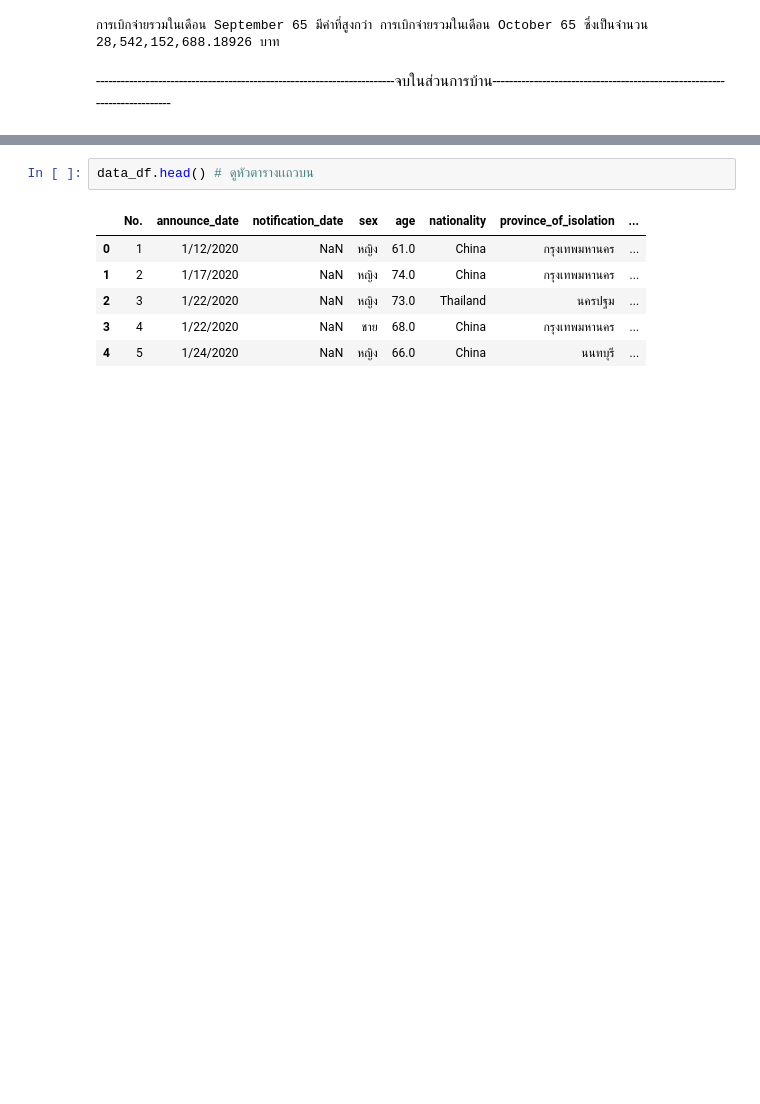
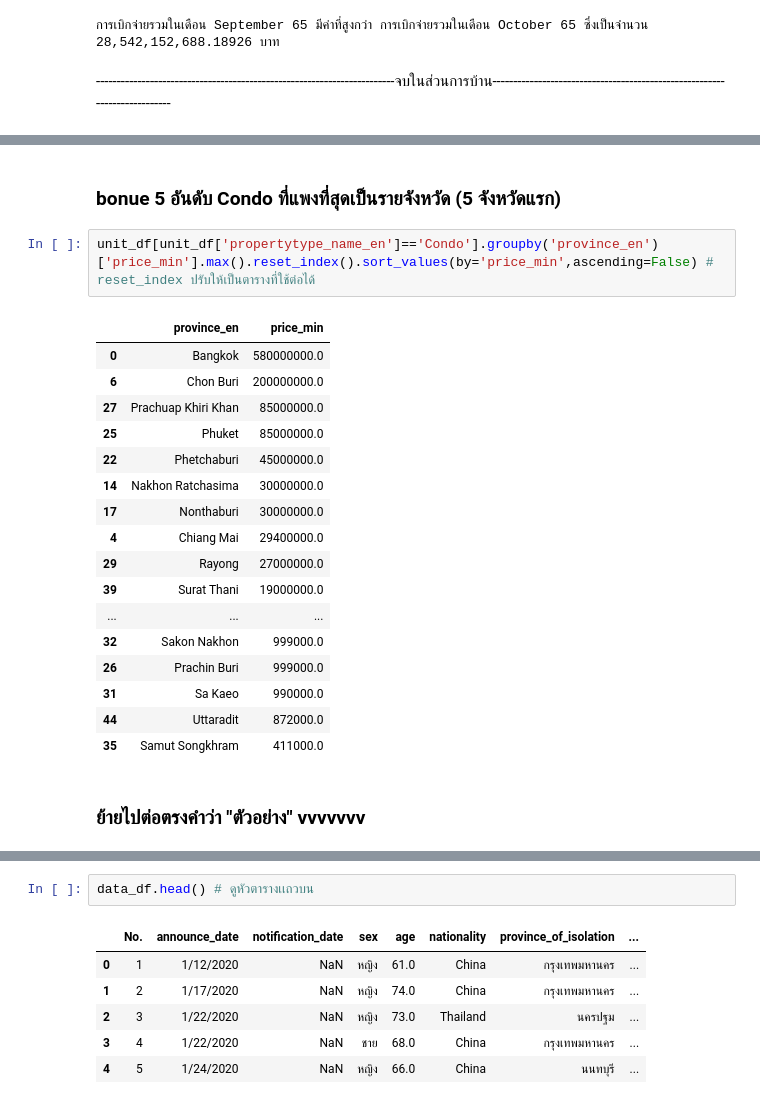
Before and after one commit to JirawatTa/python_dataviz2023, a Jupyter notebook: Pandas102.ipynb, the cells around one changed output, grey strips where cells are left out. Saved outputs shown, nothing was run; the diff lists cells and outputs as text; blank space fills up the shorter version.

```diff
--- a/Pandas102.ipynb
+++ b/Pandas102.ipynb
@@ -162,3 +308,27 @@ compareexpenses(total_spending_sep,total_spending_oct)
+# %% [markdown]
+### bonue 5 อันดับ Condo ที่แพงที่สุดเป็นรายจังหวัด (5 จังหวัดแรก)
+# %%
+unit_df[unit_df['propertytype_name_en']=='Condo'].groupby('province_en')['price_min'].max().reset_index().sort_values(by='price_min',ascending=False) # reset_index ปรับให้เป็นตารางที่ใช้ต่อได้
+# %% [output]
+|  | province_en | price_min |
+| 0 | Bangkok | 580000000.0 |
+| 6 | Chon Buri | 200000000.0 |
+| 27 | Prachuap Khiri Khan | 85000000.0 |
+| 25 | Phuket | 85000000.0 |
+| 22 | Phetchaburi | 45000000.0 |
+| 14 | Nakhon Ratchasima | 30000000.0 |
+| 17 | Nonthaburi | 30000000.0 |
+| 4 | Chiang Mai | 29400000.0 |
+| 29 | Rayong | 27000000.0 |
+| 39 | Surat Thani | 19000000.0 |
+| ... | ... | ... |
+| 32 | Sakon Nakhon | 999000.0 |
+| 26 | Prachin Buri | 999000.0 |
+| 31 | Sa Kaeo | 990000.0 |
+| 44 | Uttaradit | 872000.0 |
+| 35 | Samut Songkhram | 411000.0 |
+# %% [markdown]
+### ย้ายไปต่อตรงคำว่า "ตัวอย่าง" vvvvvvv
 # %%
 data_file_path = os.path.join(path,'pm-20-jan-2021.csv') # เชื่อมกับไฟล์ .csv
 data_df = pd.read_csv(data_file_path)
```
Also changed, not shown: parts of 24 cells of this notebook.
